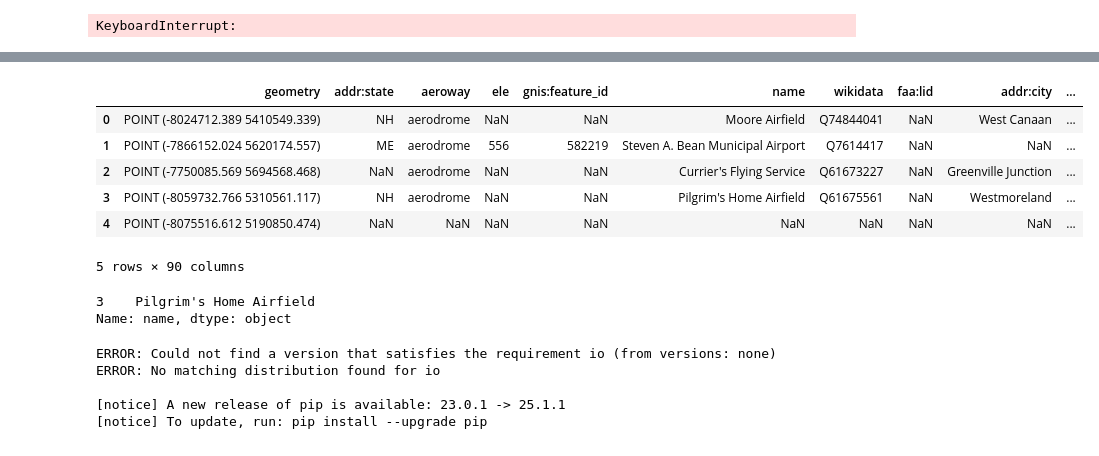
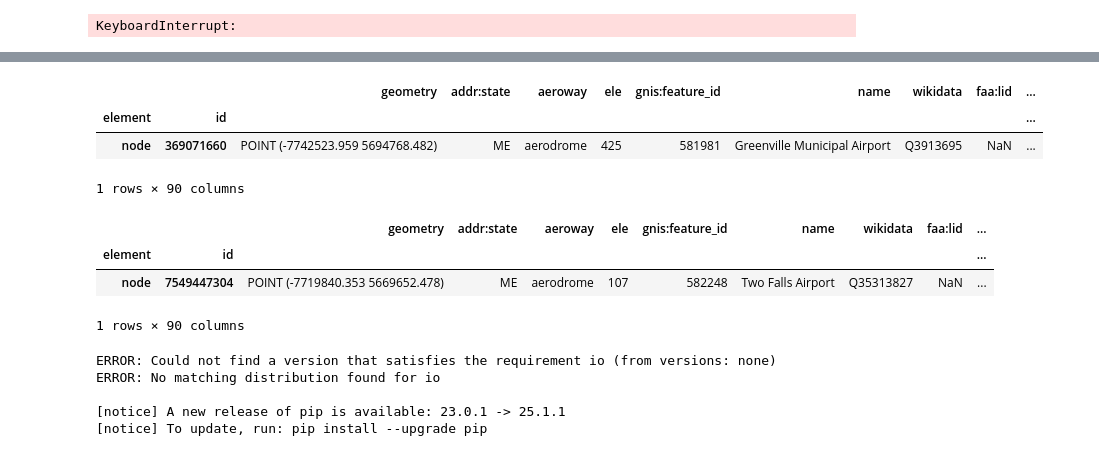
Before and after one commit to bwsi-hadr-2025-final-project/Logistics, a Jupyter notebook: src/Notebook 1.ipynb, the cells around one changed output, grey strips where cells are left out. Cells and saved outputs as stored; diff of their text form; code cells hidden in the pictures.

```diff
--- a/src/Notebook 1.ipynb
+++ b/src/Notebook 1.ipynb
@@ -280,17 +283,16 @@ plt.show()
 # %%
 
-display(distr_cntrs)
-print(distr_cntrs.iloc[3:4].name)
+display(distr_cntrs.iloc[3:4])
+display(distr_cntrs.iloc[12:13])
 # %% [output]
-|  | geometry | addr:state | aeroway | ele | gnis:feature_id | name | wikidata | faa:lid | addr:city | ... |
-| 0 | POINT (-8024712.389 5410549.339) | NH | aerodrome | NaN | NaN | Moore Airfield | Q74844041 | NaN | West Canaan | ... |
-| 1 | POINT (-7866152.024 5620174.557) | ME | aerodrome | 556 | 582219 | Steven A. Bean Municipal Airport | Q7614417 | NaN | NaN | ... |
-| 2 | POINT (-7750085.569 5694568.468) | NaN | aerodrome | NaN | NaN | Currier's Flying Service | Q61673227 | NaN | Greenville Junction | ... |
-| 3 | POINT (-8059732.766 5310561.117) | NH | aerodrome | NaN | NaN | Pilgrim's Home Airfield | Q61675561 | NaN | Westmoreland | ... |
-| 4 | POINT (-8075516.612 5190850.474) | NaN | NaN | NaN | NaN | NaN | NaN | NaN | NaN | ... |
+|  |  | geometry | addr:state | aeroway | ele | gnis:feature_id | name | wikidata | faa:lid | ... |
+| element | id |  |  |  |  |  |  |  |  | ... |
+| node | 369071660 | POINT (-7742523.959 5694768.482) | ME | aerodrome | 425 | 581981 | Greenville Municipal Airport | Q3913695 | NaN | ... |
-5 rows × 90 columns
+1 rows × 90 columns
+|  |  | geometry | addr:state | aeroway | ele | gnis:feature_id | name | wikidata | faa:lid | ... |
+| element | id |  |  |  |  |  |  |  |  | ... |
+| node | 7549447304 | POINT (-7719840.353 5669652.478) | ME | aerodrome | 107 | 582248 | Two Falls Airport | Q35313827 | NaN | ... |
-3    Pilgrim's Home Airfield
-Name: name, dtype: object
+1 rows × 90 columns
 # %%
 !pip install io
 # %% [output]
```
Also changed, not shown: parts of 1 cell of this notebook.
